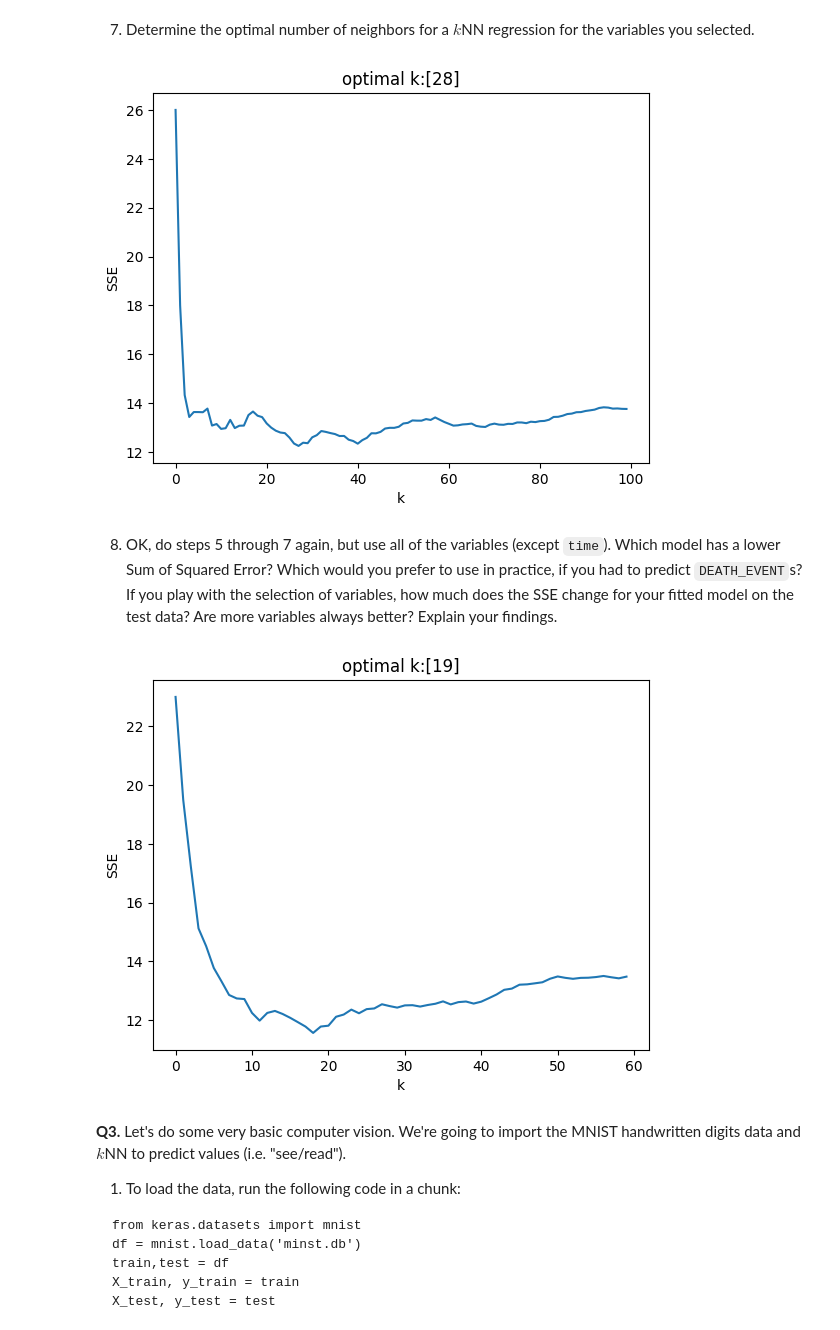
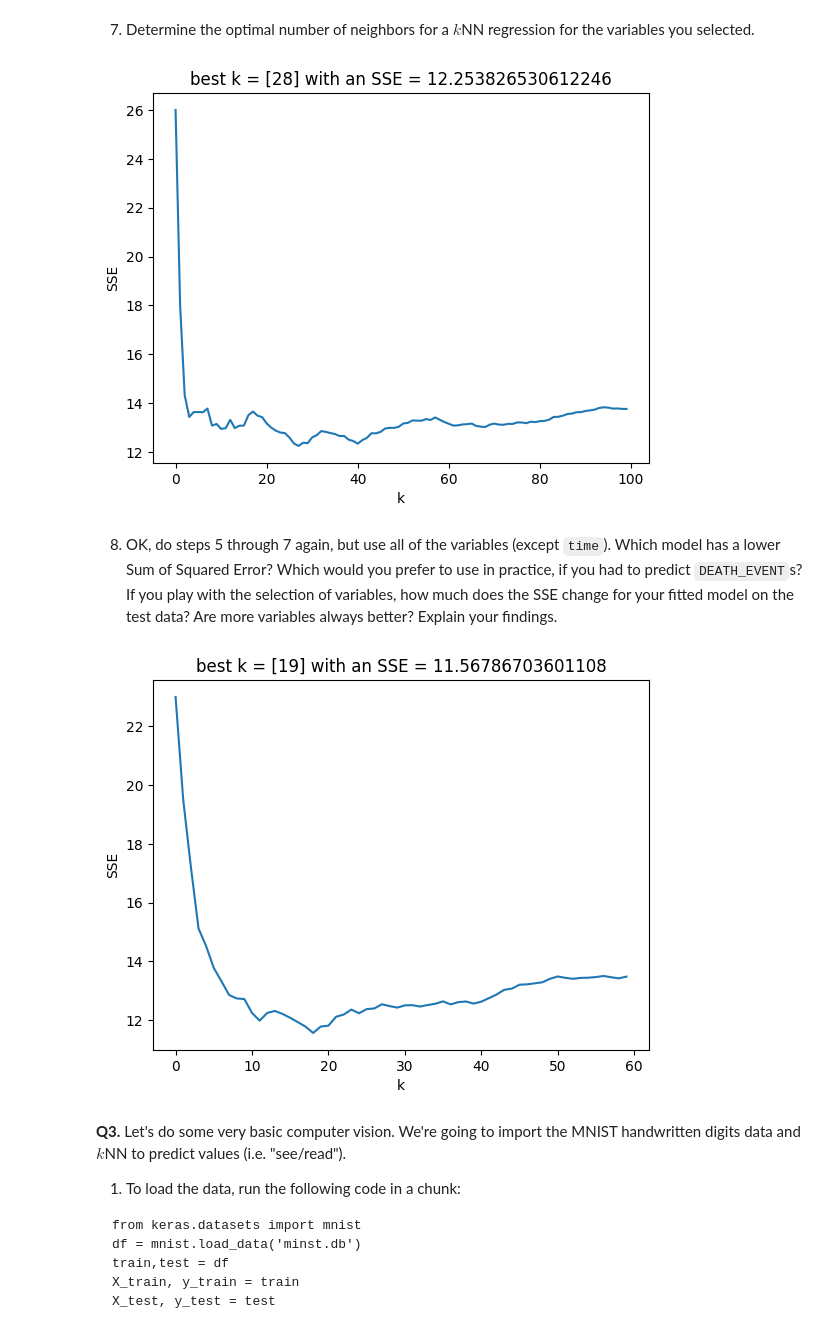
Before and after one commit to JulianKrese/knn, a Jupyter notebook: assignment_knn.ipynb, the cells around one changed output. Cells and saved outputs as stored; diff of their text form; code cells hidden in the pictures.

```diff
--- a/assignment_knn.ipynb
+++ b/assignment_knn.ipynb
@@ -288,24 +288,24 @@ X_train, X_test, y_train, y_test = train_test_split(X,y,
 # %%
 k_bar = 100
 k_grid = np.arange(1,k_bar)
 SSE = np.zeros(k_bar)
 
 for k in range(k_bar):
     fitted_model = KNeighborsRegressor(n_neighbors=k+1).fit(X_train,y_train)
     y_hat = fitted_model.predict(X_test)
     SSE[k] = np.sum( (y_test-y_hat) **2 )
 
 SSE_min = np.min(SSE)
 min_index = np.where(SSE == SSE_min)
 best_k = k_grid[min_index]
 
 plt.plot(np.arange(0,k_bar),SSE)
 plt.xlabel("k")
-plt.title("optimal k:"+str(best_k))
+plt.title('best k = '+str(best_k)+' with an SSE = '+str(SSE_min))
 plt.ylabel('SSE')
 plt.show()
 # %% [output]
-[figure, old version]
+[figure, new version]
 # %% [markdown]
 8. OK, do steps 5 through 7 again, but use all of the variables (except `time`). Which model has a lower Sum of Squared Error? Which would you prefer to use in practice, if you had to predict `DEATH_EVENT`s? If you play with the selection of variables, how much does the SSE change for your fitted model on the test data? Are more variables always better? Explain your findings.
 # %%
@@ -331,15 +331,15 @@ best_k = k_grid[min_index]
 
 plt.plot(np.arange(0,k_bar),SSE)
 plt.xlabel("k")
-plt.title("optimal k:"+str(k_star))
+plt.title('best k = '+str(best_k)+' with an SSE = '+str(SSE_min))
 plt.ylabel('SSE')
 plt.show()
 
 
-
 # minimum SSE decreased with all variables; maybe poor variable choices
+# In practice more select variables should generally be better to fit a model off of, although that is not what it appears based off of my fitted model (more is not always better)
 # %% [output]
-[figure, old version]
+[figure, new version]
 # %% [markdown]
 **Q3.** Let's do some very basic computer vision. We're going to import the MNIST handwritten digits data and $k$NN to predict values (i.e. "see/read").
 
```
Also changed, not shown: parts of 2 cells of this notebook.
